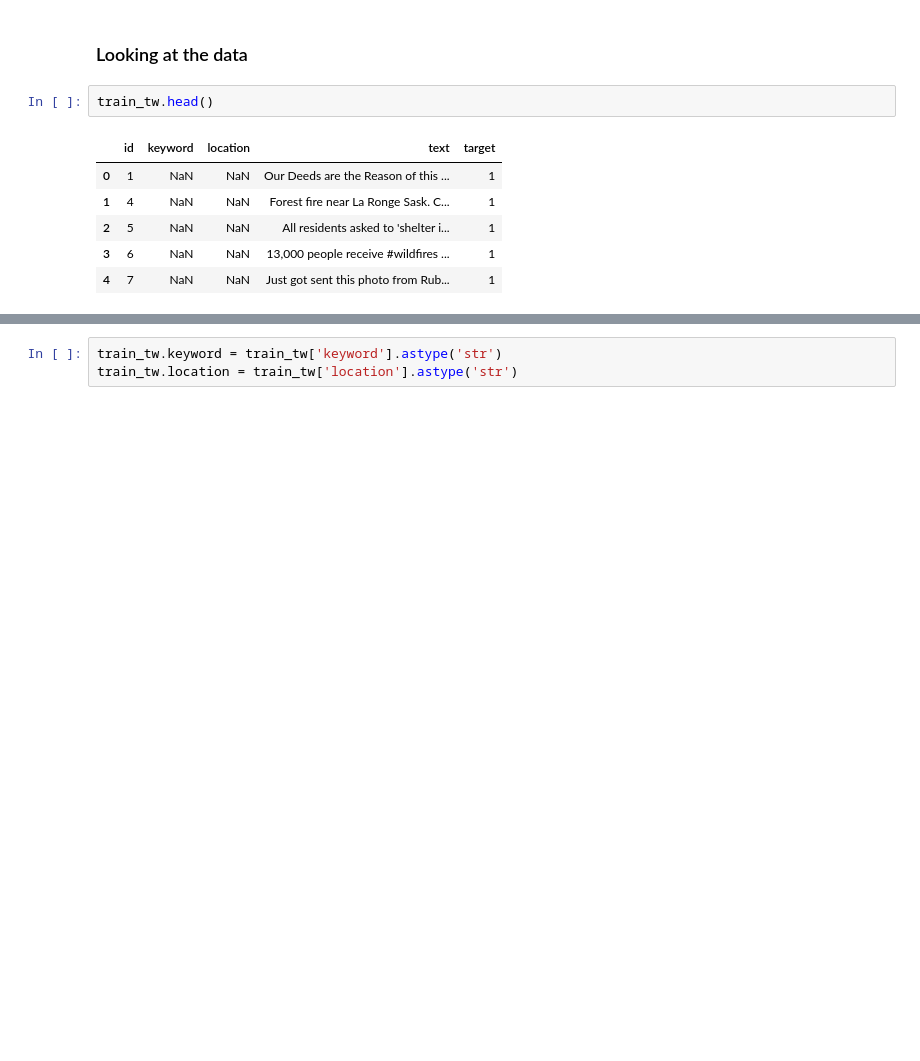
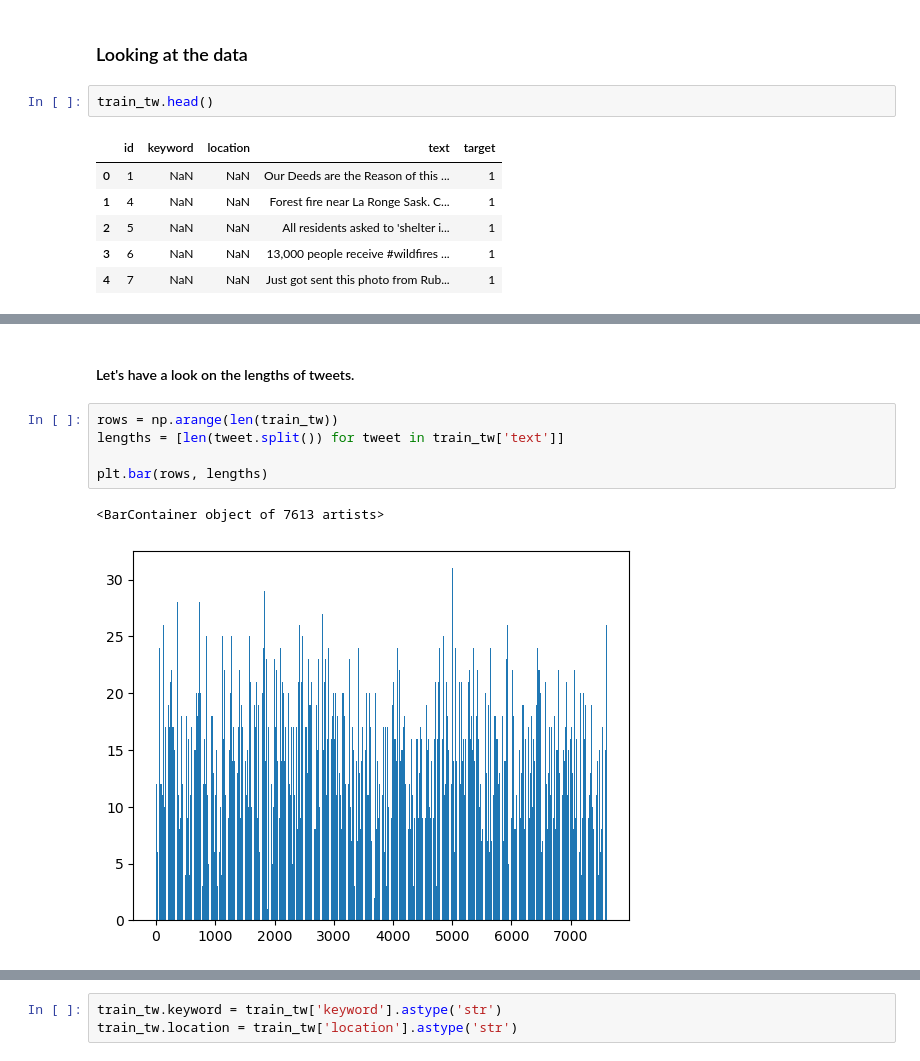
Before and after one commit to rengoft/NLP-tweets, a Jupyter notebook: data.ipynb, the cells around one changed output, grey strips where cells are left out. Drawn from its saved outputs; the diff is of its cells as text; blank space fills up the shorter version.

```diff
--- a/data.ipynb
+++ b/data.ipynb
@@ -81,0 +108,10 @@ train_tw.head(10)
+# %% [markdown]
+#### Let's have a look on the lengths of tweets.
+# %%
+rows = np.arange(len(train_tw))
+lengths = [len(tweet.split()) for tweet in train_tw['text']]
+
+plt.bar(rows, lengths)
+# %% [output]
+<BarContainer object of 7613 artists>
+[figure, added]
```
Also changed, not shown: parts of 35 cells of this notebook.
